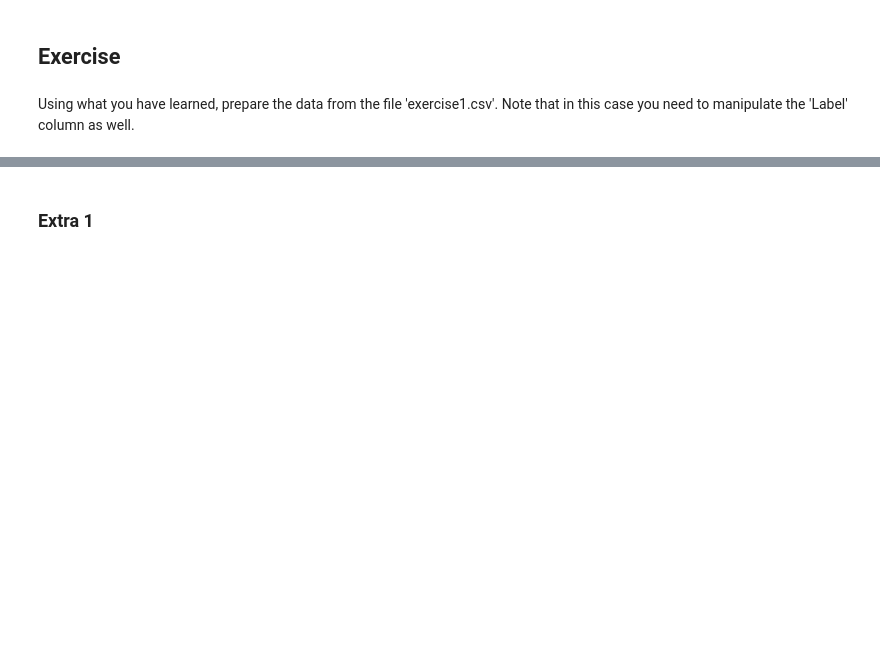
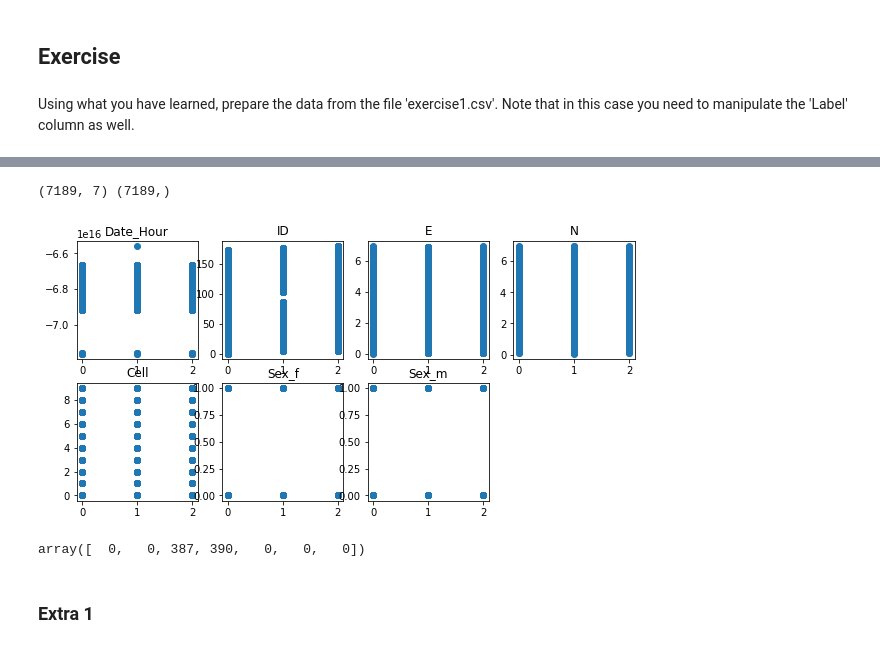
Before and after one commit to panks11/CE802, a Jupyter notebook: Pandas_and_preprocessing_in_scikit_learn.ipynb, the cells around one changed output, grey strips where cells are left out. Cells and saved outputs as stored; diff of their text form; code cells hidden in the pictures; blank space fills up the shorter version.

```diff
--- a/Pandas_and_preprocessing_in_scikit_learn.ipynb
+++ b/Pandas_and_preprocessing_in_scikit_learn.ipynb
@@ -328,0 +384,4 @@ https://raw.githubusercontent.com/panks11/CE802/main/exercise1.csv
+# %%
+from sklearn.preprocessing import LabelEncoder
+lenc =  LabelEncoder()
+data['Label'] = lenc.fit_transform(data['Label'])
@@ -328,0 +397,3 @@ https://raw.githubusercontent.com/panks11/CE802/main/exercise1.csv
+# %%
+data = pd.get_dummies(data, columns= ['Sex'])
+data.head()
@@ -328,0 +407,5 @@ https://raw.githubusercontent.com/panks11/CE802/main/exercise1.csv
+# %%
+from sklearn.preprocessing import OrdinalEncoder
+oenc = OrdinalEncoder()
+data[['Cell','ID_e']] = oenc.fit_transform(data[['Cell','ID_e']]).astype(int)
+data.head()
@@ -329,3 +431,27 @@ https://raw.githubusercontent.com/panks11/CE802/main/exercise1.csv
+# %%
+import numpy as np
+x = data.loc[:, data.columns != 'Label'].to_numpy()
+y = data.loc[:, 'Label'].to_numpy()
+print(x.shape, y.shape)
+# %% [output]
+(7189, 7) (7189,)
+# %%
+import matplotlib.pyplot as plt
+c = ['Date_Hour','ID','E','N','Cell','Sex_f','Sex_m']
+plt.figure(figsize=(10,10))
+k=0
+for i in range(len(c)):
+  # if i!=1:
+    plt.subplot(4,4, i+1)
+    plt.scatter(y,x[:,i])
+    plt.xticks([0, 1, 2])
+    plt.title(c[i])
+# %% [output]
+[figure, added]
+# %%
+np.sum(np.isnan(x), 0)
+# %% [output]
+array([  0,   0, 387, 390,   0,   0,   0])
 # %% [markdown]
 ### Extra 1
 # %% [markdown]
```
Also changed, not shown: parts of 10 cells of this notebook.
